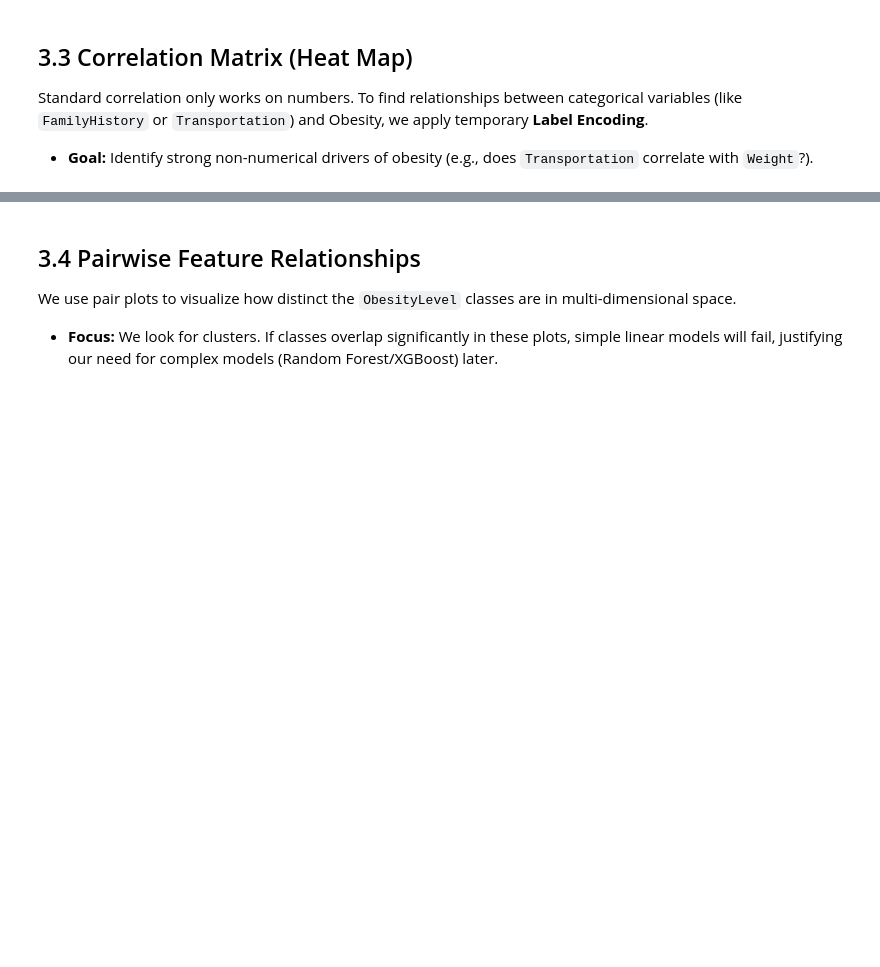
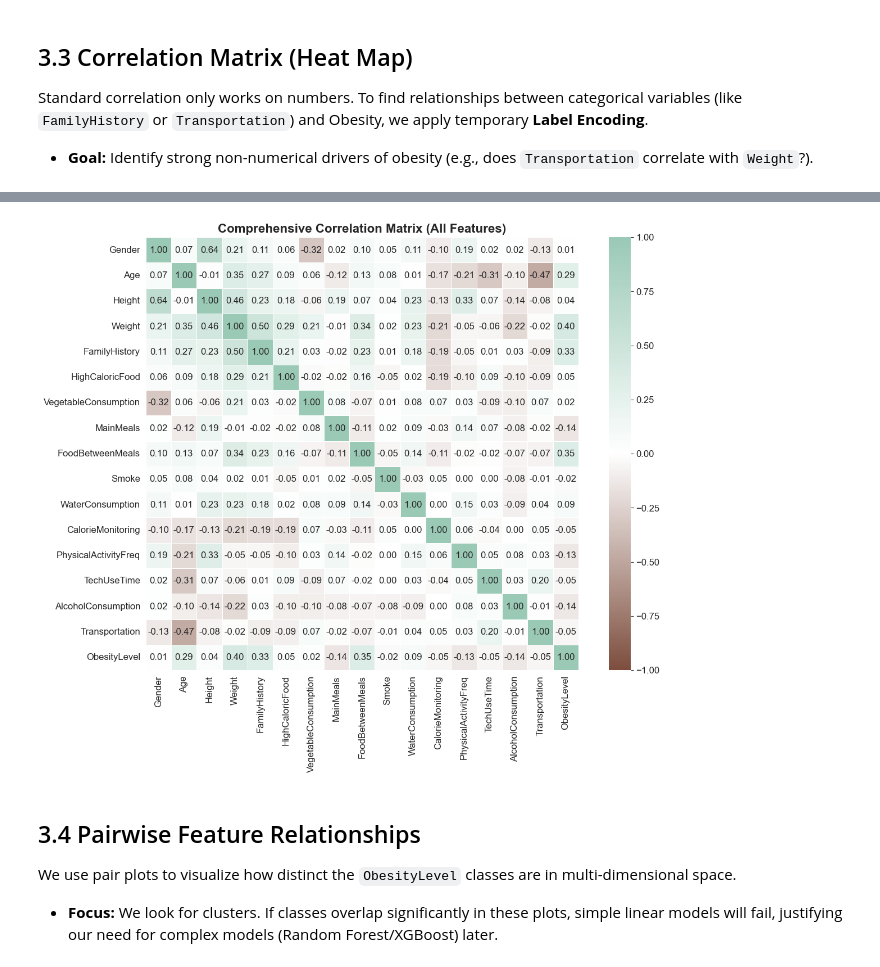
Before and after one commit to Altynbek38/parfume-project, a Jupyter notebook: obessity.ipynb, the cells around one changed output, grey strips where cells are left out. Cells and saved outputs as stored; diff of their text form; code cells hidden in the pictures; blank space fills up the shorter version.

```diff
--- a/obessity.ipynb
+++ b/obessity.ipynb
@@ -357,20 +357,39 @@ plt.show()
 Standard correlation only works on numbers. To find relationships between categorical variables (like `FamilyHistory` or `Transportation`) and Obesity, we apply temporary **Label Encoding**.
 *   **Goal:** Identify strong non-numerical drivers of obesity (e.g., does `Transportation` correlate with `Weight`?).
 # %%
-# Create a copy for correlation analysis
+import matplotlib.pyplot as plt
+import seaborn as sns
+from sklearn.preprocessing import LabelEncoder
+
+# --- Define Colors (If not already defined) ---
+if 'custom_colors' not in locals():
+    custom_colors = ["#8FBC8F", "#F4A460", "#CD853F", "#A0522D", "#8B4513"]
+
+# --- Prepare Data ---
 df_corr = df.copy()
-
-# Encode categorical columns temporarily
-from sklearn.preprocessing import LabelEncoder
 le = LabelEncoder()
 
+# Encode categorical columns just for this visualization
 for col in df_corr.select_dtypes(include='object').columns:
     df_corr[col] = le.fit_transform(df_corr[col])
 
-# Compute correlation
-plt.figure(figsize=(10, 6))
-# We use Spearman correlation as it handles categorical/ordinal relationships better
-sns.heatmap(df_corr.corr(method='spearman'), annot=True, fmt='.2f', cmap='coolwarm',)
-plt.title('Comprehensive Correlation Matrix (All Features)', fontsize=14)
+# --- Create Custom Colormap ---
+# Dark Brown (Neg) -> White (Zero) -> Sage Green (Pos)
+earthy_diverging = sns.blend_palette([custom_colors[4], "#FFFFFF", custom_colors[0]], as_cmap=True)
+
+# --- Plot ---
+plt.figure(figsize=(14, 10)) # Slightly larger for readability
+
+sns.heatmap(df_corr.corr(method='spearman'),
+            annot=True,
+            fmt='.2f',
+            cmap=earthy_diverging,
+            center=0,        # Centers the white color at 0
+            vmin=-1, vmax=1, # Fixes the scale from -1 to 1
+            linewidths=0.5,
+            linecolor='white',
+            square=True)     # Keeps cells square-shaped
+
+plt.title('Comprehensive Correlation Matrix (All Features)', fontsize=16)
 plt.show()
 # %% [output]
@@ -378,3 +396,4 @@ ImportError: cannot import name 'ComplexWarning' from 'numpy.core.numeric' (C:\U
+[figure, added]
 # %% [markdown]
 ## 3.4 Pairwise Feature Relationships
 We use pair plots to visualize how distinct the `ObesityLevel` classes are in multi-dimensional space.
```
Also changed, not shown: parts of 14 cells of this notebook, 1 other file.
